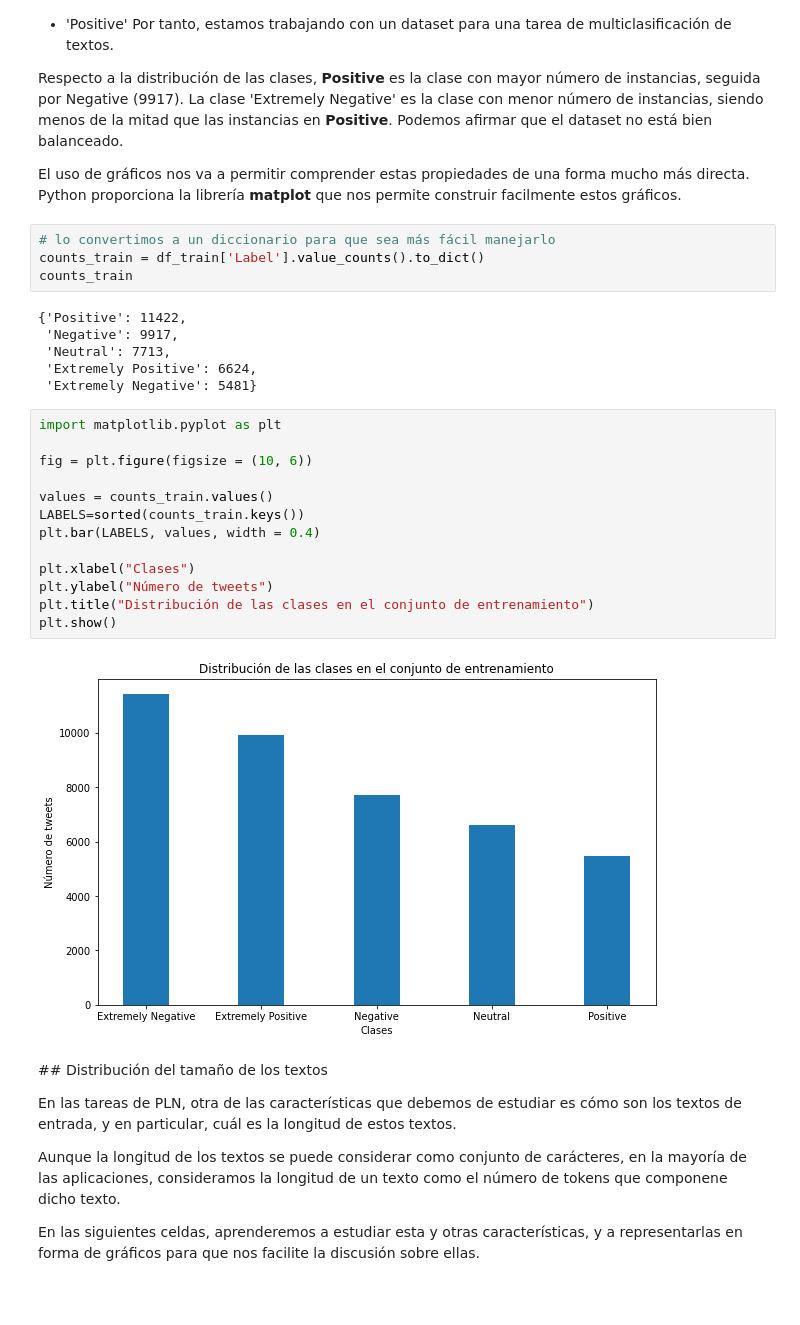
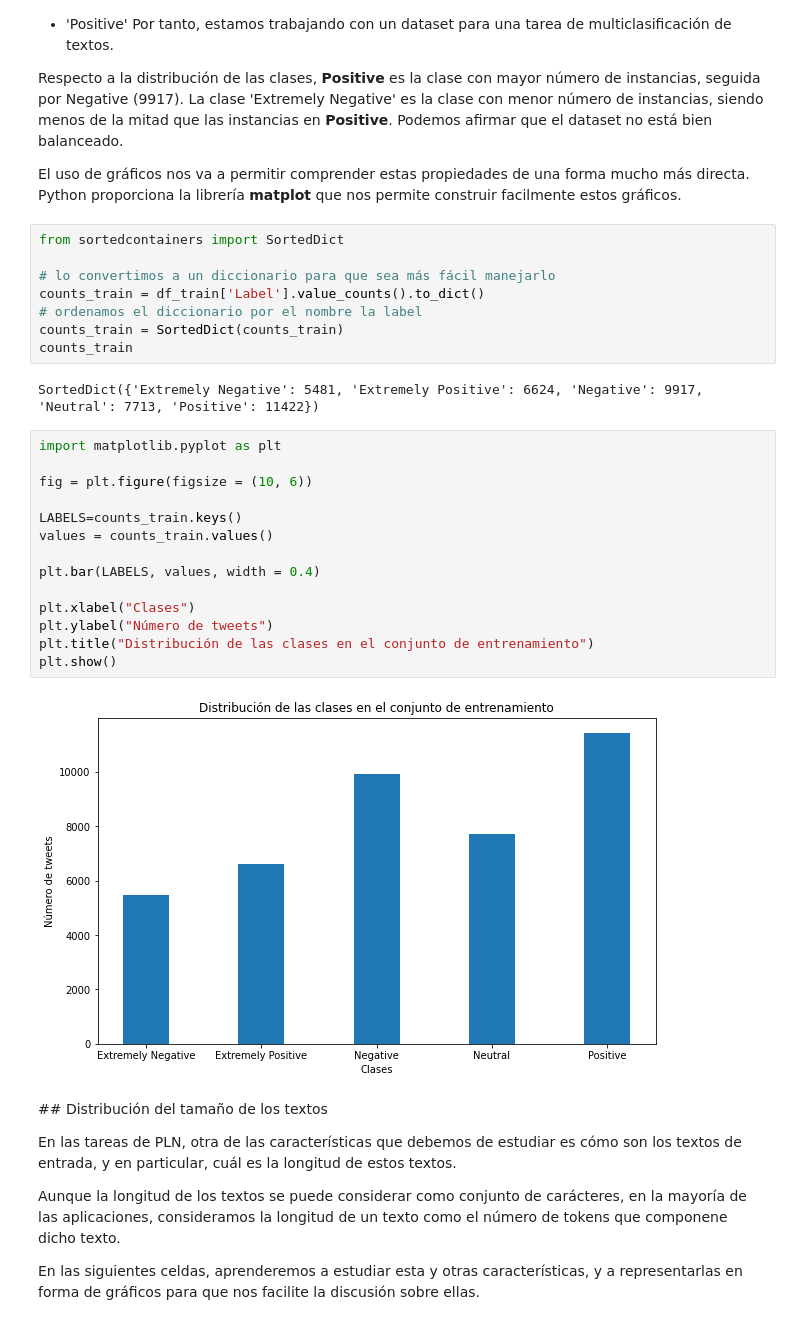
Before and after one commit to isegura/OCW-UC3M-NLPDeep-2023, a Jupyter notebook: tema1/datasets_csv.ipynb, the cells around one changed output. Cells and saved outputs as stored; diff of their text form; blank space fills up the shorter version.

```diff
--- a/tema1/datasets_csv.ipynb
+++ b/tema1/datasets_csv.ipynb
@@ -128,30 +131,31 @@ Respecto a la distribución de las clases, **Positive** es la clase con mayor n
 
 El uso de gráficos nos va a permitir comprender estas propiedades de una forma mucho más directa. Python proporciona la librería **matplot** que nos permite construir facilmente estos gráficos.
 # %%
+from sortedcontainers import SortedDict
+
 # lo convertimos a un diccionario para que sea más fácil manejarlo
 counts_train = df_train['Label'].value_counts().to_dict()
+# ordenamos el diccionario por el nombre la label
+counts_train = SortedDict(counts_train)
 counts_train
 # %% [output]
-{'Positive': 11422,
- 'Negative': 9917,
- 'Neutral': 7713,
- 'Extremely Positive': 6624,
- 'Extremely Negative': 5481}
+SortedDict({'Extremely Negative': 5481, 'Extremely Positive': 6624, 'Negative': 9917, 'Neutral': 7713, 'Positive': 11422})
 # %%
 import matplotlib.pyplot as plt
 
 fig = plt.figure(figsize = (10, 6))
 
+LABELS=counts_train.keys()
 values = counts_train.values()
-LABELS=sorted(counts_train.keys())
+
 plt.bar(LABELS, values, width = 0.4)
 
 plt.xlabel("Clases")
 plt.ylabel("Número de tweets")
 plt.title("Distribución de las clases en el conjunto de entrenamiento")
 plt.show()
 # %% [output]
-[figure, old version]
+[figure, new version]
 # %% [markdown]
 ## Distribución del tamaño de los textos
 
```
Also changed, not shown: parts of 8 cells of this notebook.
